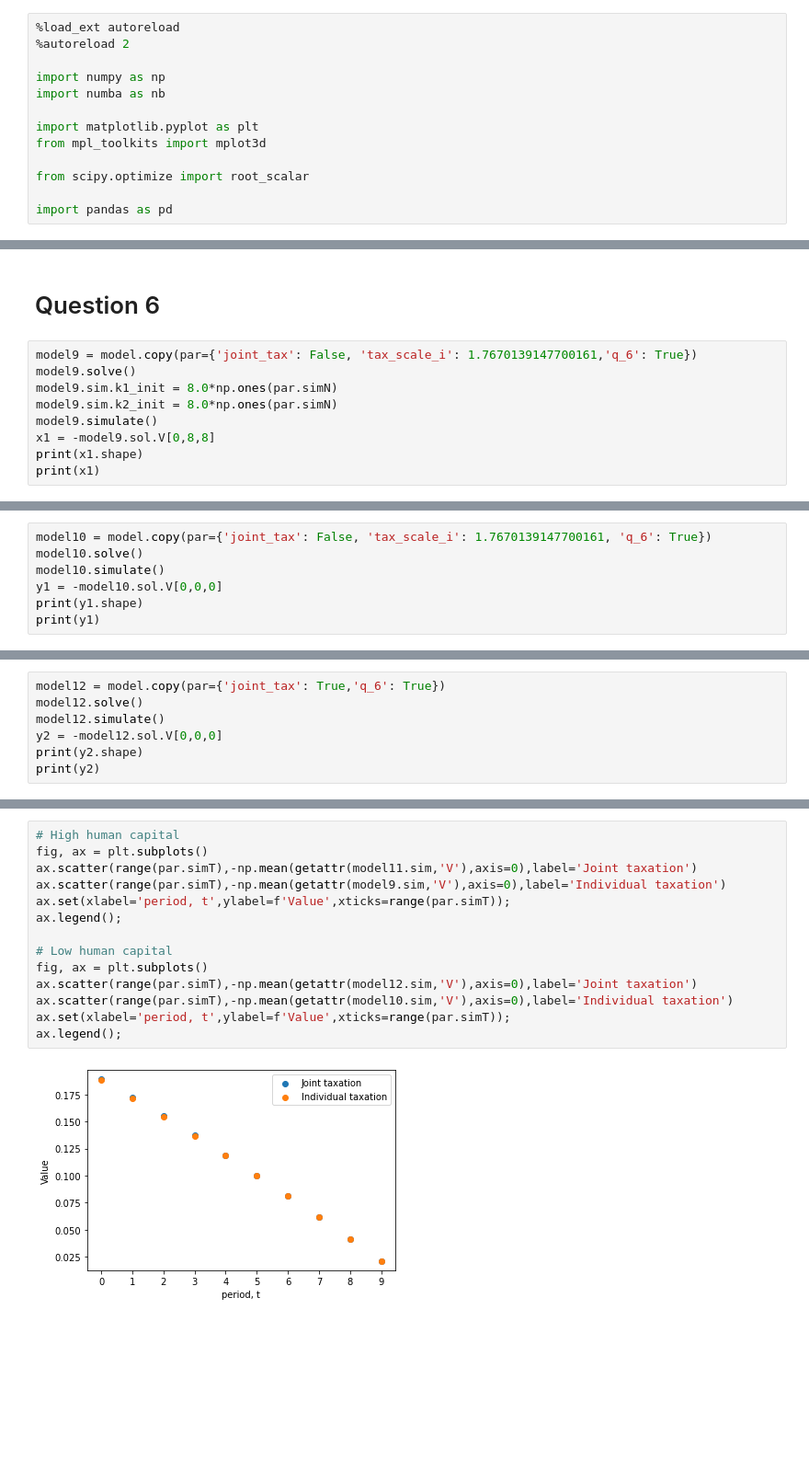
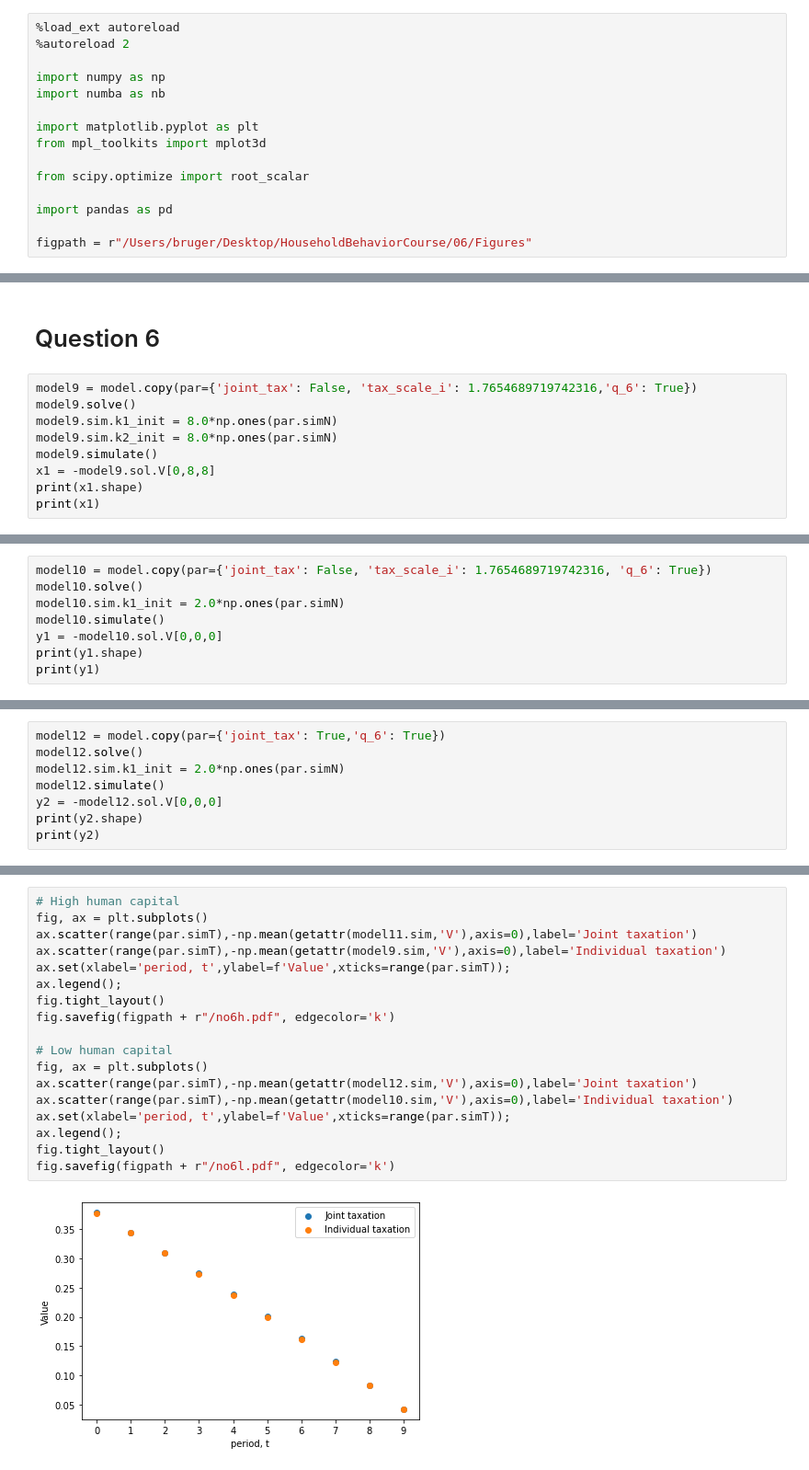
Before and after one commit to tpf512/Household_Assignment1, a Jupyter notebook: Assignment. (2).ipynb, the cells around one changed output, grey strips where cells are left out. Shown at 92% size. Cells and saved outputs as stored; diff of their text form; blank space fills up the shorter version.

```diff
--- a/Assignment. (2).ipynb
+++ b/Assignment. (2).ipynb
@@ -50,6 +50,8 @@ from mpl_toolkits import mplot3d
 from scipy.optimize import root_scalar
 
 import pandas as pd
+
+figpath = r"/Users/bruger/Desktop/HouseholdBehaviorCourse/06/Figures"
 # %% [markdown]
 # Question 1
 # %%
@@ -360,7 +350,7 @@ root_scalar(objective, bracket=[lower_bound, upper_bound], method='brentq')
 # %% [markdown]
 # Question 6
 # %%
-model9 = model.copy(par={'joint_tax': False, 'tax_scale_i': 1.7670139147700161,'q_6': True})
+model9 = model.copy(par={'joint_tax': False, 'tax_scale_i': 1.7654689719742316,'q_6': True})
 model9.solve()
 model9.sim.k1_init = 8.0*np.ones(par.simN)
 model9.sim.k2_init = 8.0*np.ones(par.simN)
@@ -374,6 +364,7 @@ print(x1)
 # %%
-model10 = model.copy(par={'joint_tax': False, 'tax_scale_i': 1.7670139147700161, 'q_6': True})
+model10 = model.copy(par={'joint_tax': False, 'tax_scale_i': 1.7654689719742316, 'q_6': True})
 model10.solve()
+model10.sim.k1_init = 2.0*np.ones(par.simN)
 model10.simulate()
 y1 = -model10.sol.V[0,0,0]
 print(y1.shape)
@@ -396,6 +387,7 @@ print(x2)
 # %%
 model12 = model.copy(par={'joint_tax': True,'q_6': True})
 model12.solve()
+model12.sim.k1_init = 2.0*np.ones(par.simN)
 model12.simulate()
 y2 = -model12.sol.V[0,0,0]
 print(y2.shape)
@@ -414,16 +406,20 @@ print(low_diff)
 # %%
 # High human capital
 fig, ax = plt.subplots()
 ax.scatter(range(par.simT),-np.mean(getattr(model11.sim,'V'),axis=0),label='Joint taxation')
 ax.scatter(range(par.simT),-np.mean(getattr(model9.sim,'V'),axis=0),label='Individual taxation')
 ax.set(xlabel='period, t',ylabel=f'Value',xticks=range(par.simT));
 ax.legend();
+fig.tight_layout()
+fig.savefig(figpath + r"/no6h.pdf", edgecolor='k')
 
 # Low human capital
 fig, ax = plt.subplots()
 ax.scatter(range(par.simT),-np.mean(getattr(model12.sim,'V'),axis=0),label='Joint taxation')
 ax.scatter(range(par.simT),-np.mean(getattr(model10.sim,'V'),axis=0),label='Individual taxation')
 ax.set(xlabel='period, t',ylabel=f'Value',xticks=range(par.simT));
 ax.legend();
+fig.tight_layout()
+fig.savefig(figpath + r"/no6l.pdf", edgecolor='k')
 # %% [output]
-[figure, old version]
+[figure, new version]
```
Also changed, not shown: parts of 26 cells of this notebook, 1 other file.
